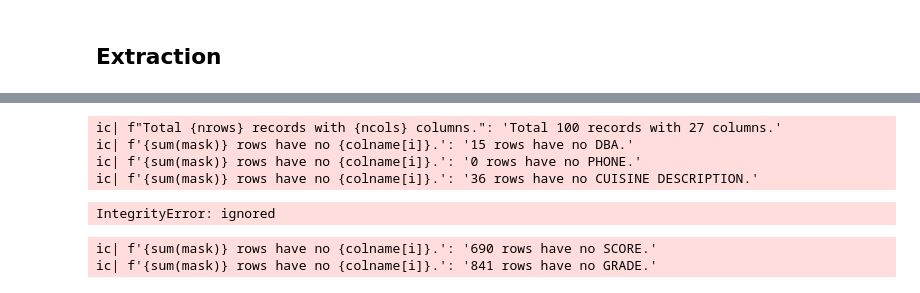
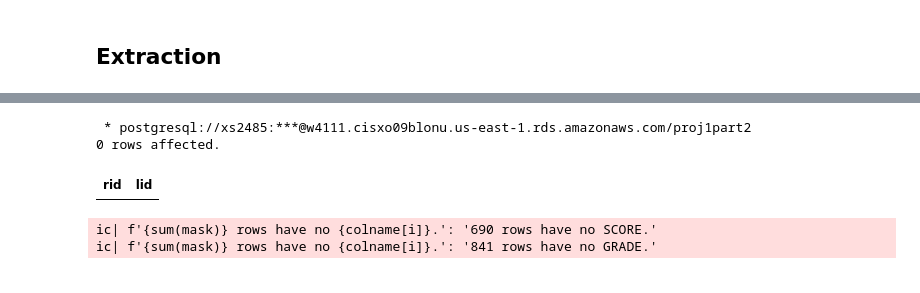
Before and after one commit to Xiaoyang-Song/NYC-Restaurant-Inspection-Database, a Jupyter notebook: 4111p1.ipynb, the cells around one changed output, grey strips where cells are left out. Drawn from its saved outputs; the diff is of its cells as text; code cells hidden in the pictures.

Commit message:
Project 1 Location-Locates-Restaurant Done

```diff
--- a/4111p1.ipynb
+++ b/4111p1.ipynb
@@ -479,12 +509,22 @@ for i in range(nrows):
   cursor = connection.execute(r_cmd)
 
   # Entity: Location
+  l_boro, l_bd, l_st, l_zip = L[i]
+  # TODO: Check district in district_set
+  if l_boro in LOCATION_SET:
+    l_cmd = f"INSERT INTO locations(lid, district, zipcode,street, building) values ({i},'{l_boro}', {l_zip}, '{l_st}', '{l_bd}')"
+    cursor = connection.execute(l_cmd)
+  # Relationship: Locates
+    lr_cmd = f"INSERT INTO Locates(rid, lid) values ({i}, {i})"
+    cursor = connection.execute(lr_cmd)
-# %% [output]
-ic| f"Total {nrows} records with {ncols} columns.": 'Total 100 records with 27 columns.'
-ic| f'{sum(mask)} rows have no {colname[i]}.': '15 rows have no DBA.'
-ic| f'{sum(mask)} rows have no {colname[i]}.': '0 rows have no PHONE.'
-ic| f'{sum(mask)} rows have no {colname[i]}.': '36 rows have no CUISINE DESCRIPTION.'
-IntegrityError: ignored
+# %%
+%%sql
+select *
+from locates
+# %% [output]
+ * postgresql://xs2485:***@w4111.cisxo09blonu.us-east-1.rds.amazonaws.com/proj1part2
+0 rows affected.
+| rid | lid |
 # %%
 L = extract(df, 'Grades', 2, ['NULL'] * 2)
 L
```
Also changed, not shown: parts of 12 cells of this notebook, 2 other files.
